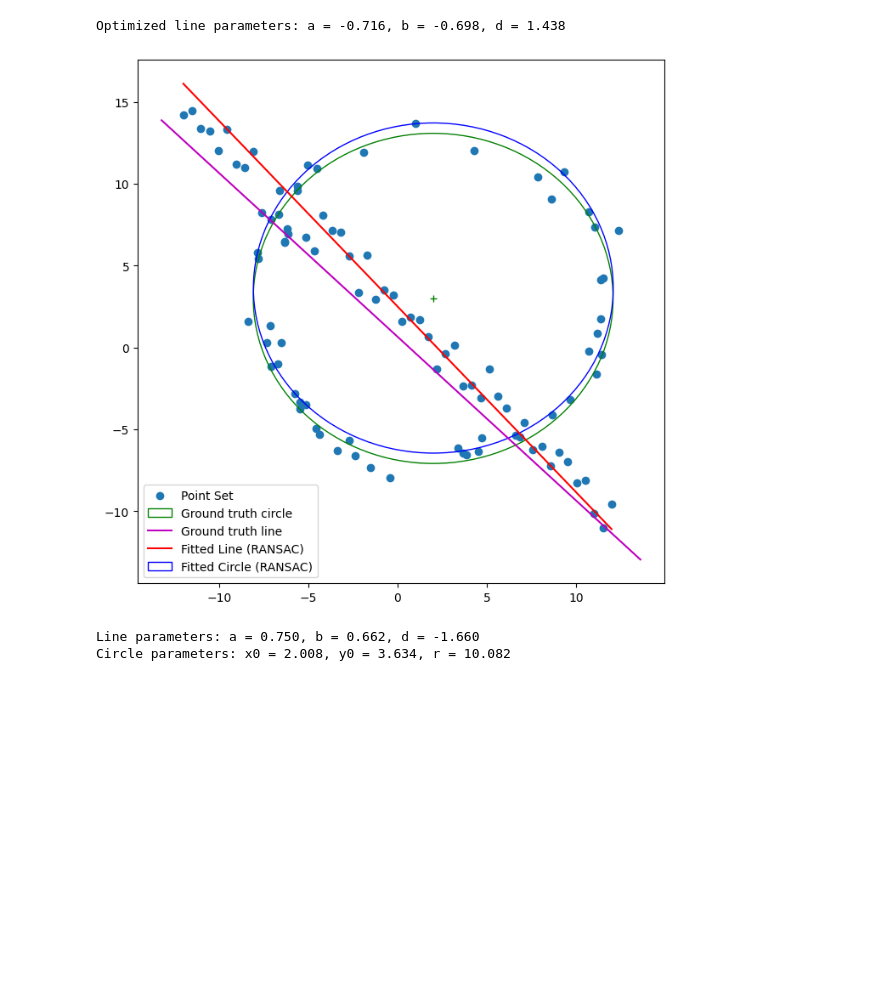
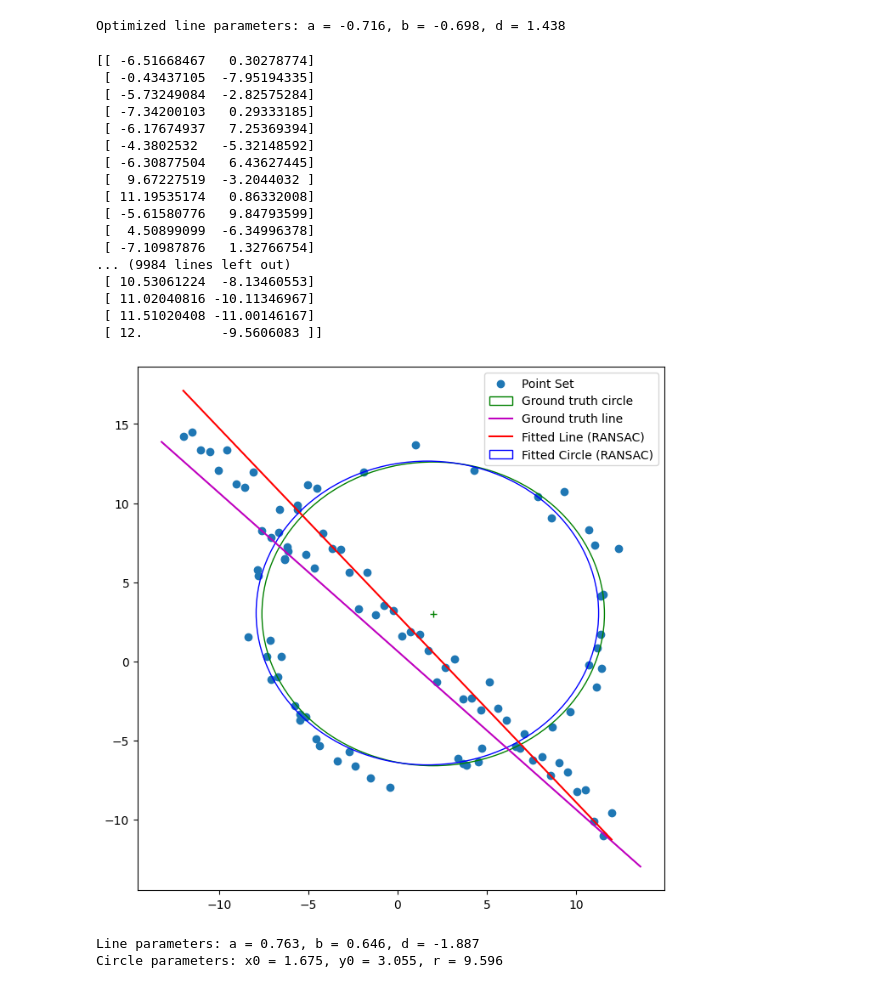
Before and after one commit to RPX2001/Assignement2_EN3160, a Jupyter notebook: 210451U_Assignment2.ipynb, the cells around one changed output. Drawn from its saved outputs; the diff is of its cells as text; code cells hidden in the pictures; blank space fills up the shorter version.

Commit message:
points

```diff
--- a/210451U_Assignment2.ipynb
+++ b/210451U_Assignment2.ipynb
@@ -220,6 +220,7 @@ def ransac_line(points, threshold, num_iterations=100):
     for _ in range(num_iterations):
         # Randomly select 2 points
         p1, p2 = points[sample(range(len(points)), 2)]
+        print(points)
 
         # Fit a line through them
         a, b, d = fit_line(p1, p2)
@@ -279,34 +280,51 @@ def ransac_circle(points, threshold, num_iterations=100):
     return best_x0, best_y0, best_r, best_consensus
 
 # Apply RANSAC to the noisy data
-threshold_line = 0.5
+threshold_line = 0.45
 threshold_circle = 0.5
 
 # First, fit a line and remove inliers
 a, b, d, line_consensus = ransac_line(X, threshold_line)
 X_remnant = np.array([point for point in X if point not in line_consensus])
 
 # Then, fit a circle to the remaining points
 x0, y0, r, circle_consensus = ransac_circle(X_remnant, threshold_circle)
 
 # Plotting results
 ax = plot_all(separate=False)
 # Plot the fitted line
 x_vals = np.linspace(-12, 12, 100)
 y_vals = -(a * x_vals + d) / b
 plt.plot(x_vals, y_vals, color='r', label='Fitted Line (RANSAC)')
 
 # Plot the fitted circle
 fitted_circle = plt.Circle((x0, y0), r, color='b', fill=False, label='Fitted Circle (RANSAC)')
 ax.add_patch(fitted_circle)
 
 plt.legend()
 plt.show()
 
 # Print results
 print(f"Line parameters: a = {a:.3f}, b = {b:.3f}, d = {d:.3f}")
 print(f"Circle parameters: x0 = {x0:.3f}, y0 = {y0:.3f}, r = {r:.3f}")
 # %% [output]
+[[ -6.51668467   0.30278774]
+ [ -0.43437105  -7.95194335]
+ [ -5.73249084  -2.82575284]
+ [ -7.34200103   0.29333185]
+ [ -6.17674937   7.25369394]
+ [ -4.3802532   -5.32148592]
+ [ -6.30877504   6.43627445]
+ [  9.67227519  -3.2044032 ]
+ [ 11.19535174   0.86332008]
+ [ -5.61580776   9.84793599]
+ [  4.50899099  -6.34996378]
+ [ -7.10987876   1.32766754]
+... (9984 lines left out)
+ [ 10.53061224  -8.13460553]
+ [ 11.02040816 -10.11346967]
+ [ 11.51020408 -11.00146167]
+ [ 12.          -9.5606083 ]]
-[figure, old version]
+[figure, new version]
-Line parameters: a = 0.750, b = 0.662, d = -1.660
-Circle parameters: x0 = 2.008, y0 = 3.634, r = 10.082
+Line parameters: a = 0.763, b = 0.646, d = -1.887
+Circle parameters: x0 = 1.675, y0 = 3.055, r = 9.596
```
